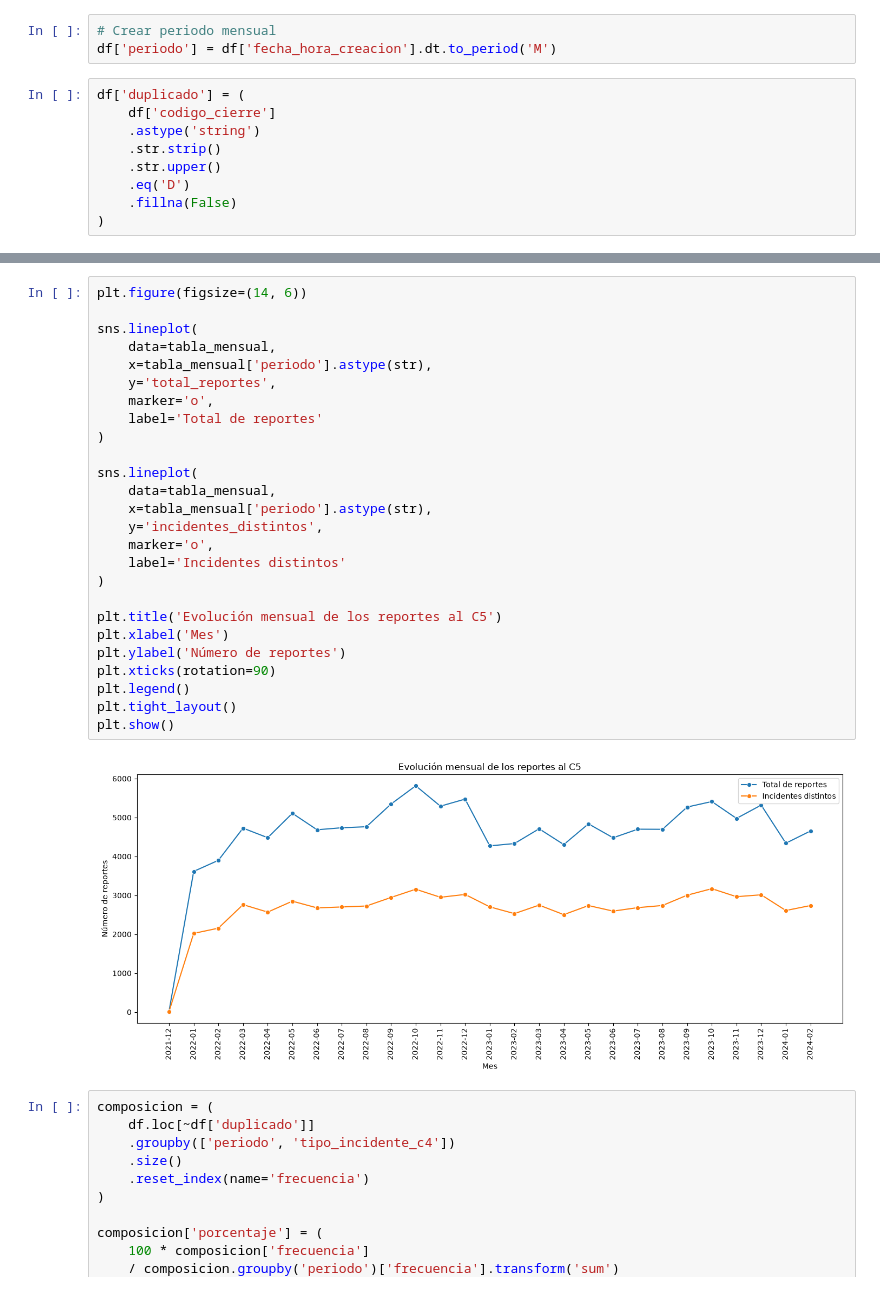
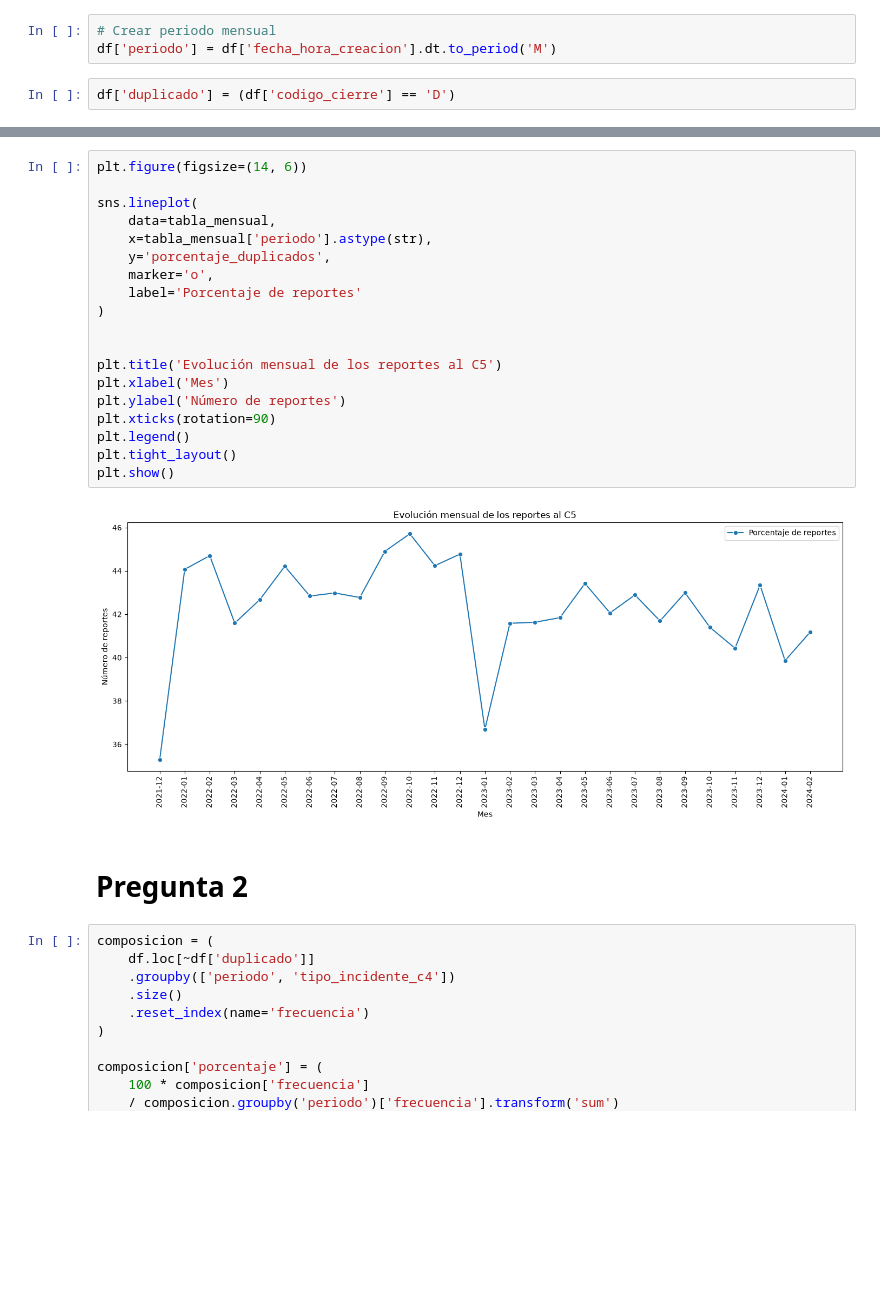
Before and after one commit to JafetR19/ds-project-team1-CGNR-JASR, a Jupyter notebook: notebooks/nb02_preguntas_visualizaciones.ipynb, the cells around one changed output, grey strips where cells are left out. Saved outputs shown, nothing was run; the diff lists cells and outputs as text; blank space fills up the shorter version.

```diff
--- a/notebooks/nb02_preguntas_visualizaciones.ipynb
+++ b/notebooks/nb02_preguntas_visualizaciones.ipynb
@@ -67,11 +67,4 @@ Index(['folio', 'fecha_hora_creacion', 'fecha_hora_cierre',
 # Crear periodo mensual
 df['periodo'] = df['fecha_hora_creacion'].dt.to_period('M')
 # %%
-df['duplicado'] = (
-    df['codigo_cierre']
-    .astype('string')
-    .str.strip()
-    .str.upper()
-    .eq('D')
-    .fillna(False)
-)
+df['duplicado'] = (df['codigo_cierre'] == 'D')
@@ -117,31 +114,26 @@ tabla_mensual
 # %%
 plt.figure(figsize=(14, 6))
 
 sns.lineplot(
     data=tabla_mensual,
     x=tabla_mensual['periodo'].astype(str),
-    y='total_reportes',
+    y='porcentaje_duplicados',
     marker='o',
-    label='Total de reportes'
+    label='Porcentaje de reportes'
 )
 
-sns.lineplot(
-    data=tabla_mensual,
-    x=tabla_mensual['periodo'].astype(str),
-    y='incidentes_distintos',
-    marker='o',
-    label='Incidentes distintos'
-)
 
 plt.title('Evolución mensual de los reportes al C5')
 plt.xlabel('Mes')
 plt.ylabel('Número de reportes')
 plt.xticks(rotation=90)
 plt.legend()
 plt.tight_layout()
 plt.show()
 # %% [output]
-[figure, old version]
+[figure, new version]
+# %% [markdown]
+# Pregunta 2
 # %%
 composicion = (
     df.loc[~df['duplicado']]
```
Also changed, not shown: parts of 8 cells of this notebook.
